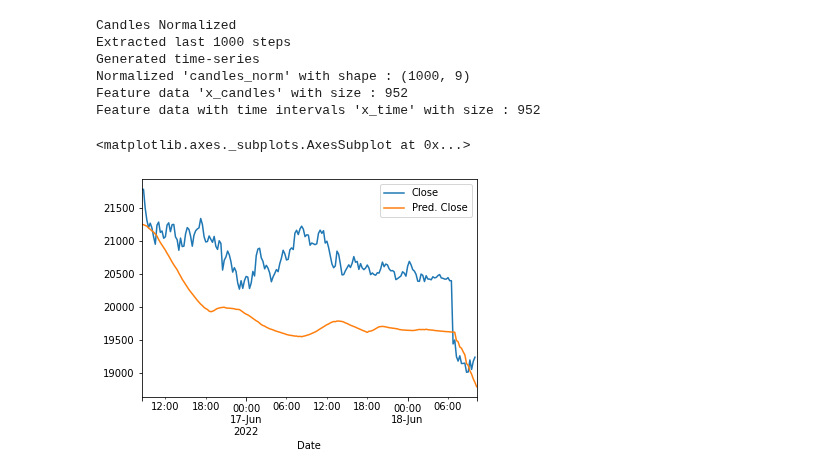
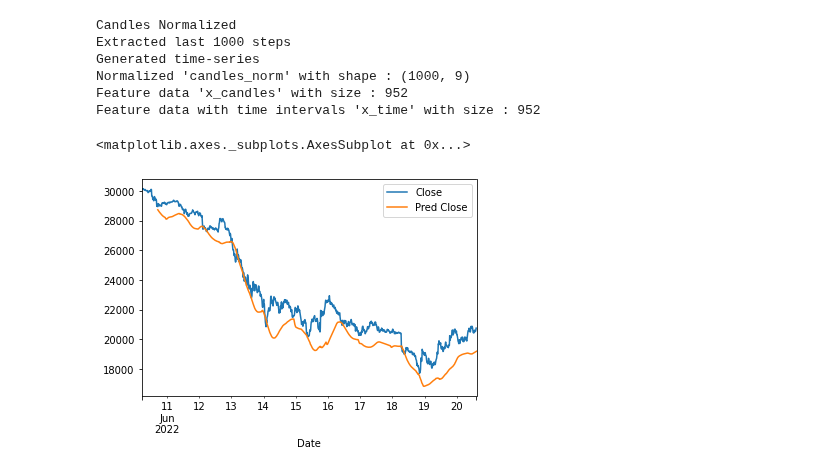
Before and after one commit to gabriele16/sats4u, a Jupyter notebook: colab/LSTM-CNN-BitCoin-Test-Live.ipynb, the cells around one changed output. Drawn from its saved outputs; the diff is of its cells as text; code cells hidden in the pictures.

```diff
--- a/colab/LSTM-CNN-BitCoin-Test-Live.ipynb
+++ b/colab/LSTM-CNN-BitCoin-Test-Live.ipynb
@@ -102,9 +102,9 @@ preds = ts_btc.denorm(loaded_model.preds)
 # %%
 shifted_time_indexes = tu.shift_time_index(can_btc.candles.index,1,can_btc.dtime_index)
 series_predicted = tu.arr2series(preds,"Pred Close",shifted_time_indexes,top_or_bottom="bottom")
 df_preds_true = tu.mergetimeseries(can_btc.candles["Close"], series_predicted)
-df_preds_true.iloc[-200:].plot()
+df_preds_true.iloc[-1000:].plot()
 # %% [output]
 <matplotlib.axes._subplots.AxesSubplot at 0x...>
-[figure, old version]
+[figure, new version]
 # %%
```
Also changed, not shown: parts of 7 cells of this notebook.
